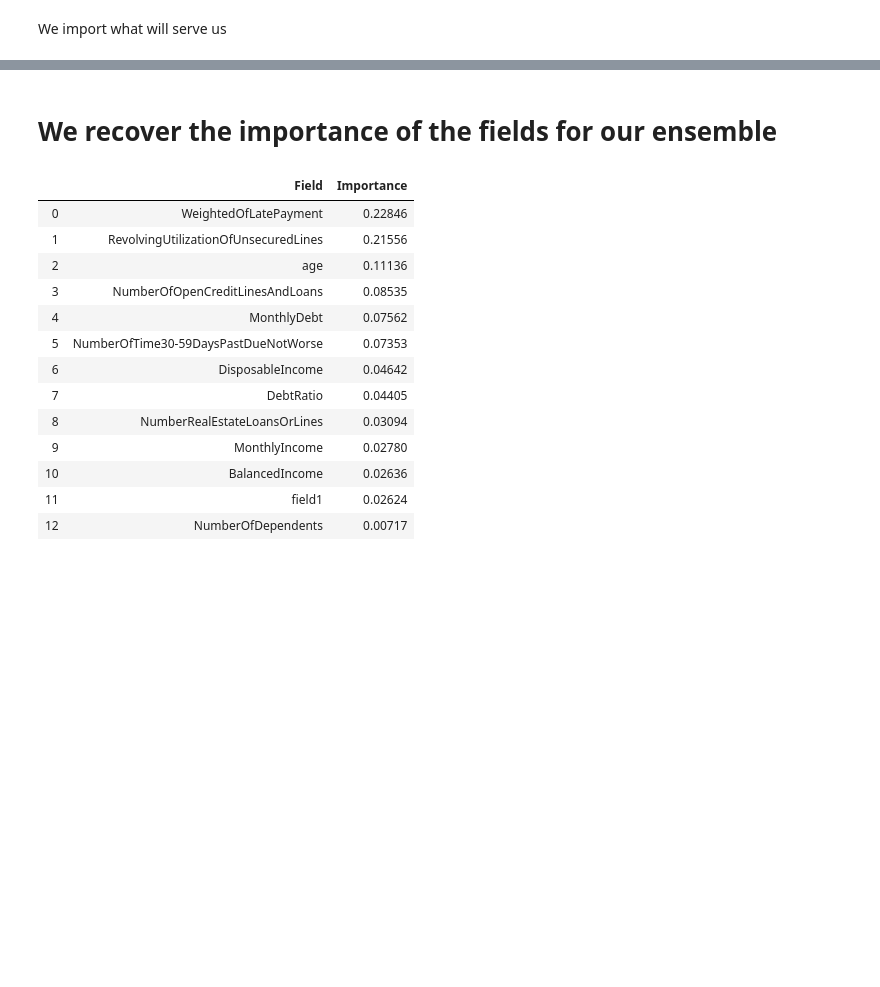
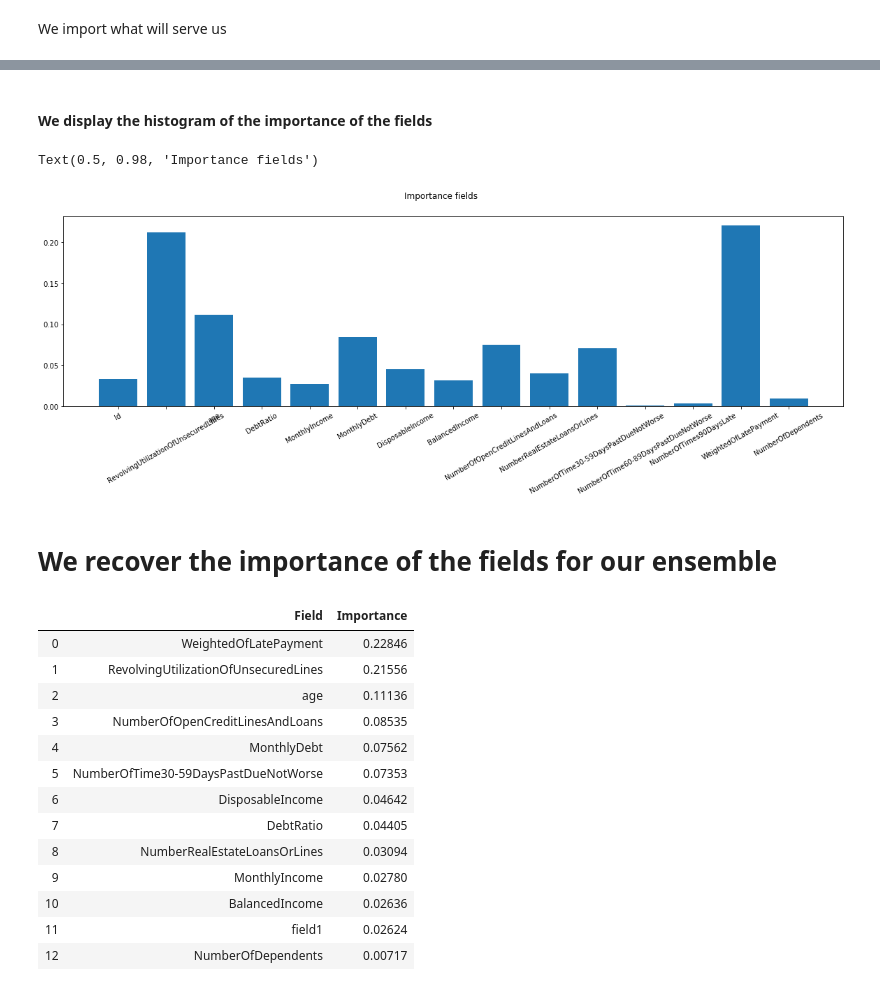
Before and after one commit to Simplon-IA-Bdx-1/give-me-some-credit-Malaika-p, a Jupyter notebook: evaluation_bigml_give_me_credit2.ipynb, the cells around one changed output, grey strips where cells are left out. Cells and saved outputs as stored; diff of their text form; code cells hidden in the pictures; blank space fills up the shorter version.

Commit message:
Create a bar plot

```diff
--- a/evaluation_bigml_give_me_credit2.ipynb
+++ b/evaluation_bigml_give_me_credit2.ipynb
@@ -7,0 +11,2 @@ import pandas as pd
+# %%
+api = BigML(project='project/5db160c5f80b1640d6000224')
@@ -7,0 +15,2 @@ import pandas as pd
+# %%
+ensemble = api.get_ensemble("ensemble/5db17205e476847468009274")
@@ -7,0 +19,2 @@ import pandas as pd
+# %%
+importances = ensemble['object']['importance']
@@ -7,0 +41,8 @@ import pandas as pd
+# %%
+# refabriquer un dictionnaire avec les noms de colonnes (et non plus les n°)
+importances_named = dict()
+for column, importance in importances.items():
+    column_name = ensemble['object']['ensemble']['fields'][column]['name']
+    importances_named[column_name] = importance
+
+importances_named
@@ -8,3 +65,20 @@ import pandas as pd
+# %% [markdown]
+#### We display the histogram of the importance of the fields
+# %%
+data = importances_named
+names = list(data.keys())
+values = list(data.values())
+
+fig, axs = plt.subplots(figsize=(20, 5), sharey=True)
+axs.bar(names, values)
+
+xtick_labels = ['Id','RevolvingUtilizationOfUnsecuredLines', 'age', 'DebtRatio', 'MonthlyIncome', 'MonthlyDebt', 'DisposableIncome', 'BalancedIncome', 'NumberOfOpenCreditLinesAndLoans', 'NumberRealEstateLoansOrLines', 'NumberOfTime30-59DaysPastDueNotWorse', 'NumberOfTime60-89DaysPastDueNotWorse', 'NumberOfTimes90DaysLate', 'WeightedOfLatePayment', 'NumberOfDependents', 'SeriousDlqin2yrs']
+plt.xticks(names, xtick_labels, rotation=30)
+
+fig.suptitle('Importance fields')
+# %% [output]
+Text(0.5, 0.98, 'Importance fields')
+[figure, added]
 # %% [markdown]
 # We recover the importance of the fields for our ensemble
 # %%
```
Also changed, not shown: parts of 10 cells of this notebook.
